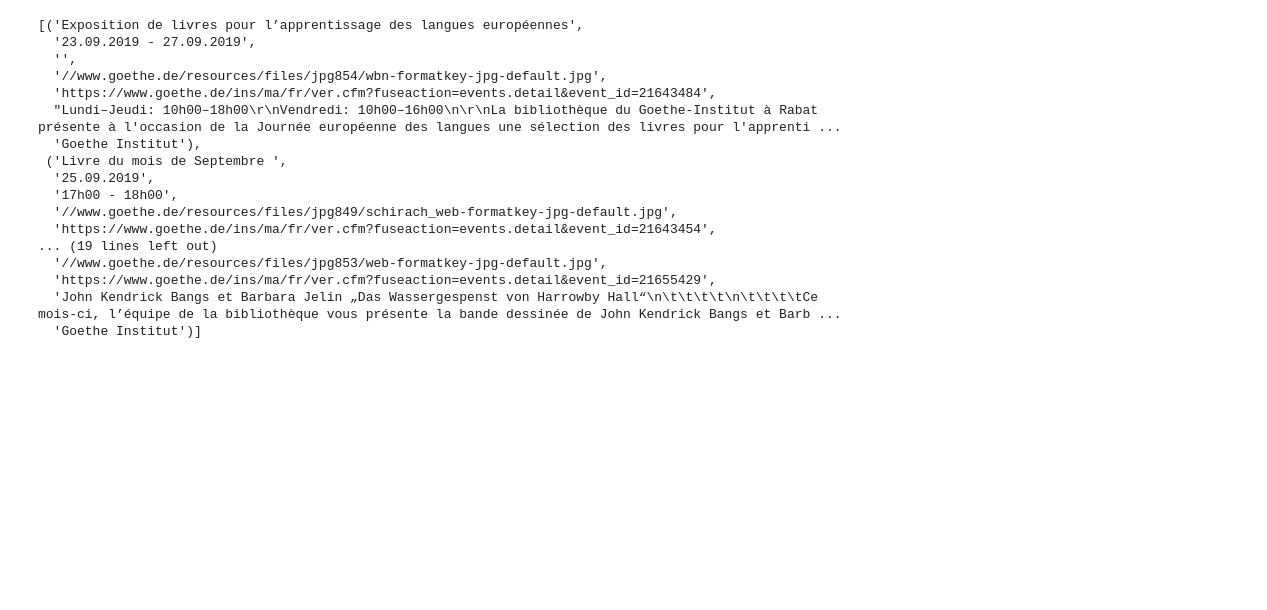
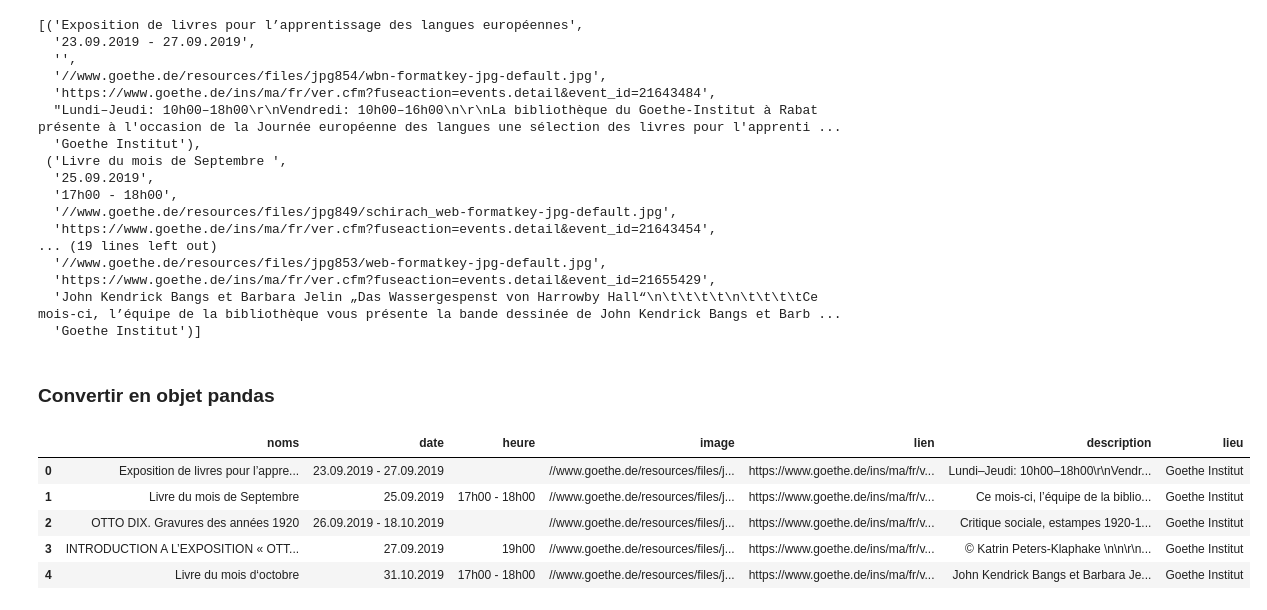
Before and after one commit to chikoungoun/Scraping, a Jupyter notebook: Maroc Culture/Goethe/Goethe.ipynb, the cells around one changed output. Drawn from its saved outputs; the diff is of its cells as text; code cells hidden in the pictures; blank space fills up the shorter version.

Commit message:
Converting the data into a pandas DataFrame

```diff
--- a/Maroc Culture/Goethe/Goethe.ipynb
+++ b/Maroc Culture/Goethe/Goethe.ipynb
@@ -232,3 +232,5 @@ prog
   'https://www.goethe.de/ins/ma/fr/ver.cfm?fuseaction=events.detail&event_id=21655429',
   'John Kendrick Bangs et Barbara Jelin „Das Wassergespenst von Harrowby Hall“\n\t\t\t\t\n\t\t\t\tCe mois-ci, l’équipe de la bibliothèque vous présente la bande dessinée de John Kendrick Bangs et Barb ...
   'Goethe Institut')]
+# %% [markdown]
+### Convertir en objet pandas
@@ -234,0 +239,11 @@ prog
+# %%
+df = pd.DataFrame(prog,columns=['noms','date','heure','image','lien','description','lieu'])
+# %%
+df
+# %% [output]
+|  | noms | date | heure | image | lien | description | lieu |
+| 0 | Exposition de livres pour l’appre... | 23.09.2019 - 27.09.2019 |  | //www.goethe.de/resources/files/j... | https://www.goethe.de/ins/ma/fr/v... | Lundi–Jeudi: 10h00–18h00\r\nVendr... | Goethe Institut |
+| 1 | Livre du mois de Septembre | 25.09.2019 | 17h00 - 18h00 | //www.goethe.de/resources/files/j... | https://www.goethe.de/ins/ma/fr/v... | Ce mois-ci, l’équipe de la biblio... | Goethe Institut |
+| 2 | OTTO DIX. Gravures des années 1920 | 26.09.2019 - 18.10.2019 |  | //www.goethe.de/resources/files/j... | https://www.goethe.de/ins/ma/fr/v... | Critique sociale, estampes 1920-1... | Goethe Institut |
+| 3 | INTRODUCTION A L’EXPOSITION « OTT... | 27.09.2019 | 19h00 | //www.goethe.de/resources/files/j... | https://www.goethe.de/ins/ma/fr/v... | © Katrin Peters-Klaphake \n\n\r\n... | Goethe Institut |
+| 4 | Livre du mois d‘octobre | 31.10.2019 | 17h00 - 18h00 | //www.goethe.de/resources/files/j... | https://www.goethe.de/ins/ma/fr/v... | John Kendrick Bangs et Barbara Je... | Goethe Institut |
```
Also changed, not shown: parts of 1 cell of this notebook.
